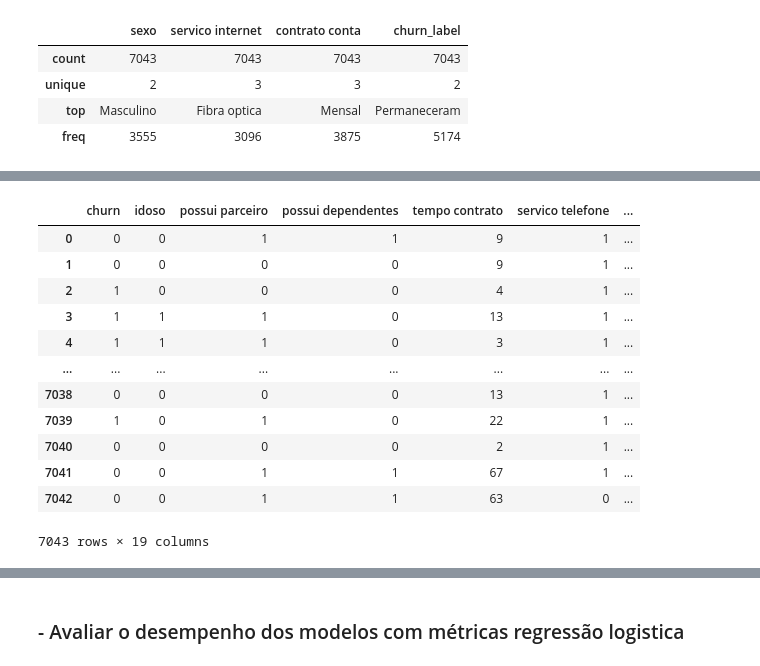
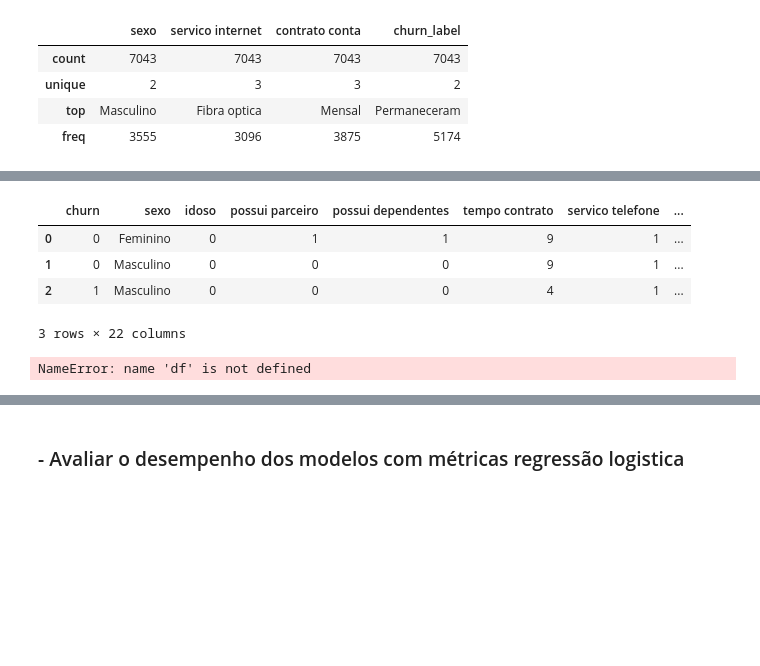
Before and after one commit to DaDosValle/Analise_Preditiva-Machine_Learning-TelecomX, a Jupyter notebook: Analise_Preditiva_TelecomX.ipynb, the cells around one changed output, grey strips where cells are left out. Cells and saved outputs as stored; diff of their text form; code cells hidden in the pictures; blank space fills up the shorter version.

Commit message:
Aplicado metodo get_dummies

```diff
--- a/Analise_Preditiva_TelecomX.ipynb
+++ b/Analise_Preditiva_TelecomX.ipynb
@@ -102,26 +222,20 @@ dados.describe(include='O')
 # %%
-df = dados.copy()
-
-df = pd.get_dummies(df, columns=['sexo',
+dados = pd.get_dummies(dados, columns=[
     'servico internet',
     'contrato conta'
-], drop_first=True)
+], drop_first=False)
+# %%
+dados.head(3)
+# %% [output]
+|  | churn | sexo | idoso | possui parceiro | possui dependentes | tempo contrato | servico telefone | ... |
+| 0 | 0 | Feminino | 0 | 1 | 1 | 9 | 1 | ... |
+| 1 | 0 | Masculino | 0 | 0 | 0 | 9 | 1 | ... |
+| 2 | 1 | Masculino | 0 | 0 | 0 | 4 | 1 | ... |
+3 rows × 22 columns
 # %%
 df = df.drop(['churn_label'], axis=1)
 df
 # %% [output]
-|  | churn | idoso | possui parceiro | possui dependentes | tempo contrato | servico telefone | ... |
-| 0 | 0 | 0 | 1 | 1 | 9 | 1 | ... |
-| 1 | 0 | 0 | 0 | 0 | 9 | 1 | ... |
-| 2 | 1 | 0 | 0 | 0 | 4 | 1 | ... |
-| 3 | 1 | 1 | 1 | 0 | 13 | 1 | ... |
-| 4 | 1 | 1 | 1 | 0 | 3 | 1 | ... |
-| ... | ... | ... | ... | ... | ... | ... | ... |
-| 7038 | 0 | 0 | 0 | 0 | 13 | 1 | ... |
-| 7039 | 1 | 0 | 1 | 0 | 22 | 1 | ... |
-| 7040 | 0 | 0 | 0 | 0 | 2 | 1 | ... |
-| 7041 | 0 | 0 | 1 | 1 | 67 | 1 | ... |
-| 7042 | 0 | 0 | 1 | 1 | 63 | 0 | ... |
-7043 rows × 19 columns
+NameError: name 'df' is not defined
 # %%
 df.corr().round(2)
```
Also changed, not shown: parts of 33 cells of this notebook.
